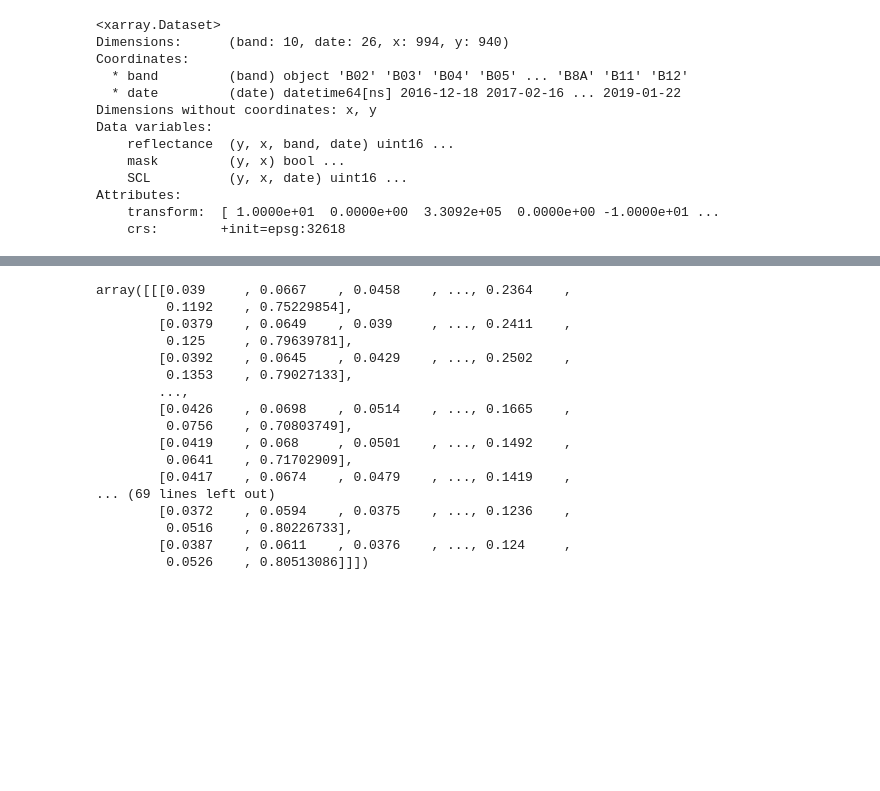
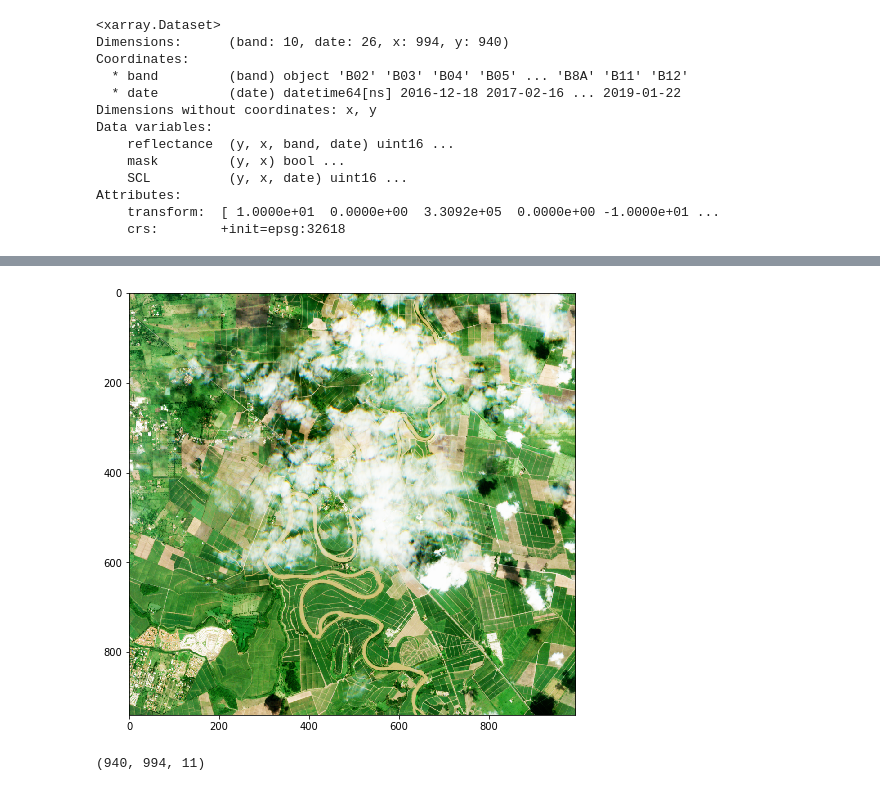
Before and after one commit to jessiksanchez/sugar-team, a Jupyter notebook: sugar-clf.ipynb, the cells around one changed output, grey strips where cells are left out. Drawn from its saved outputs; the diff is of its cells as text; code cells hidden in the pictures; blank space fills up the shorter version.

```diff
--- a/sugar-clf.ipynb
+++ b/sugar-clf.ipynb
@@ -42,6 +45,23 @@ Attributes:
 # %%
 band_dict = {k: v for v,k in enumerate(s2_data.band.values)}
 date_dict = {str(k)[:10]: v for v,k in enumerate(s2_data.date.values)}
+# %%
+def image_histogram_equalization(image):
+    """ Image histogram equlisation"""
+    # from http://www.janeriksolem.net/2009/06/histogram-equalization-with-python-and.html
+
+    # get image histogram
+    image_histogram, bins = np.histogram(image.flatten(), 256, normed=True)
+    cdf = image_histogram.cumsum() # cumulative distribution function
+    cdf = (255-1) * cdf / cdf[-1] # normalize
+
+    # use linear interpolation of cdf to find new pixel values
+    image_equalized = np.interp(image.flatten(), bins[:-1], cdf)
+
+    if len(image.shape) == 3:
+        return image_equalized.reshape(image.shape).astype('uint8')[:,:,::-1]
+    else:
+        return image_equalized.reshape(image.shape).astype('uint8')
 # %%
 w, h = s2_data.reflectance.isel(date=0, band=0).values.shape
 
@@ -56,22 +93,12 @@ X_refl_0 = create_dataset(s2_data.reflectance, 0)/10000
+# %%
+plt.figure(figsize=(8,8))
+plt.imshow(image_histogram_equalization(X_refl_0[:,:,:3]))
+plt.show()
+# %% [output]
+[figure, added]
 # %%
 r = X_refl_0[:,:,band_dict['B04']]
 ir = X_refl_0[:,:,band_dict['B08']]
-add_feature(X_refl_0, ((ir-r)/(ir+r)).reshape(w, h, 1))
+add_feature(X_refl_0, ((ir-r)/(ir+r)).reshape(w, h, 1)).shape
 # %% [output]
-array([[[0.039     , 0.0667    , 0.0458    , ..., 0.2364    ,
-         0.1192    , 0.75229854],
-        [0.0379    , 0.0649    , 0.039     , ..., 0.2411    ,
-         0.125     , 0.79639781],
-        [0.0392    , 0.0645    , 0.0429    , ..., 0.2502    ,
-         0.1353    , 0.79027133],
-        ...,
-        [0.0426    , 0.0698    , 0.0514    , ..., 0.1665    ,
-         0.0756    , 0.70803749],
-        [0.0419    , 0.068     , 0.0501    , ..., 0.1492    ,
-         0.0641    , 0.71702909],
-        [0.0417    , 0.0674    , 0.0479    , ..., 0.1419    ,
-... (69 lines left out)
-        [0.0372    , 0.0594    , 0.0375    , ..., 0.1236    ,
-         0.0516    , 0.80226733],
-        [0.0387    , 0.0611    , 0.0376    , ..., 0.124     ,
-         0.0526    , 0.80513086]]])
+(940, 994, 11)
```
Also changed, not shown: parts of 6 cells of this notebook.
